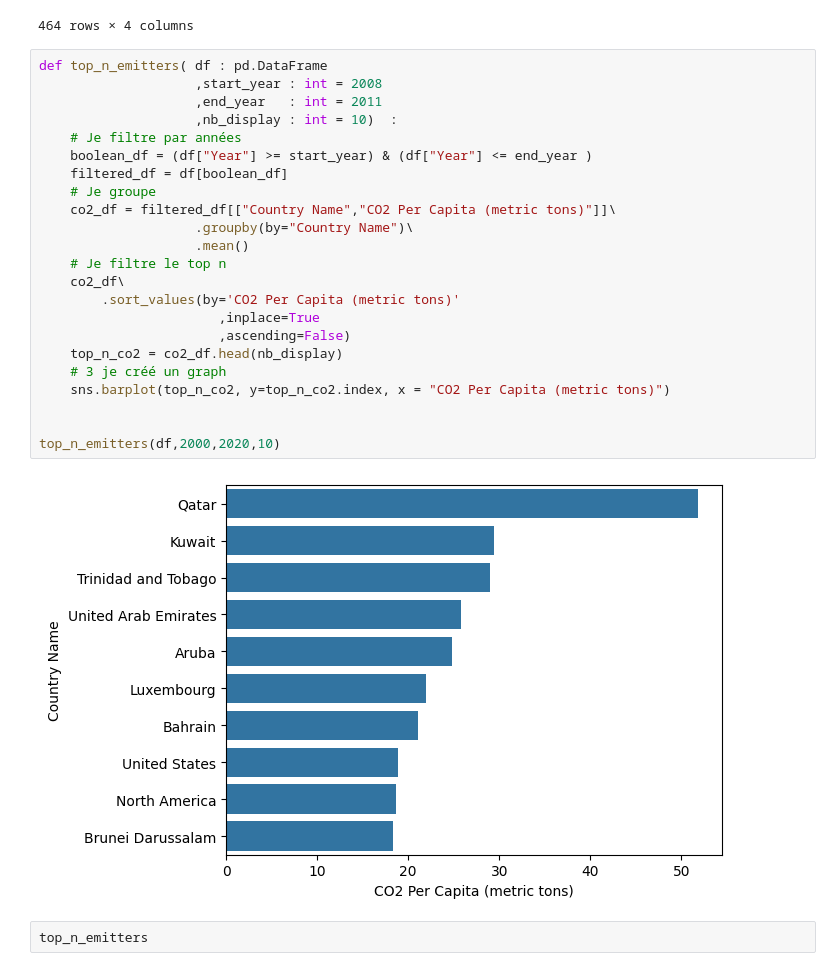
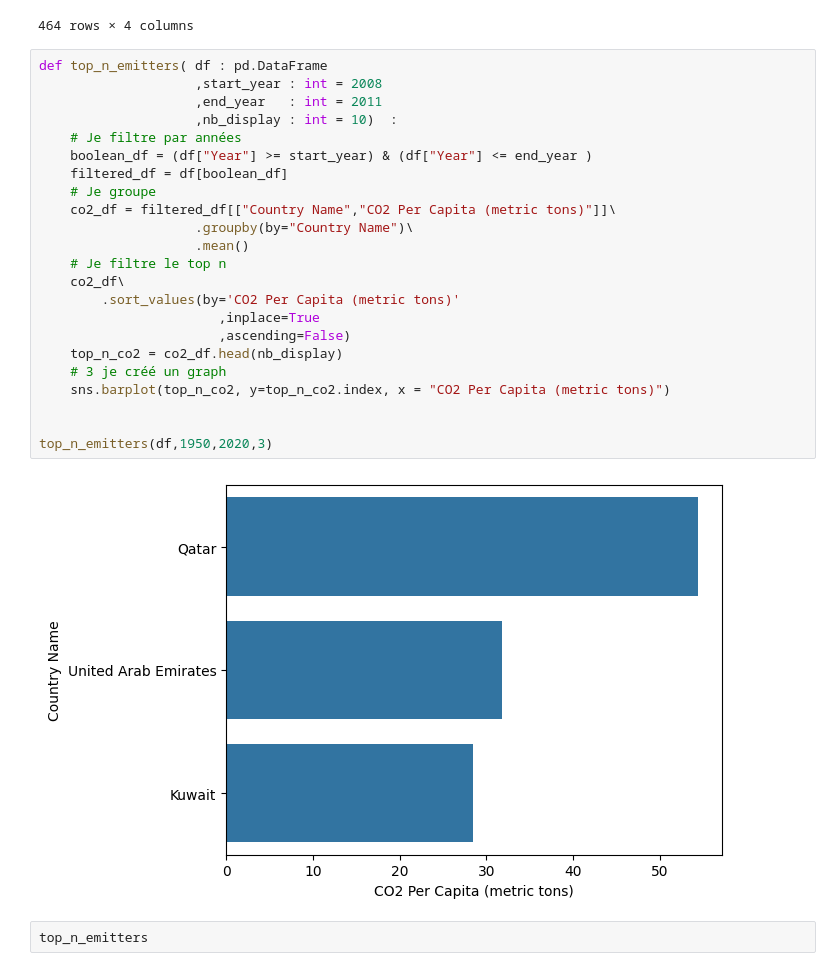
Before and after one commit to aloys-bernard-artefact/Streamlit-and-Plotly, a Jupyter notebook: CO2_emissions.ipynb, the cells around one changed output. Saved outputs shown, nothing was run; the diff lists cells and outputs as text.

```diff
--- a/CO2_emissions.ipynb
+++ b/CO2_emissions.ipynb
@@ -98,28 +98,28 @@ filtered_df
 # %%
 def top_n_emitters( df : pd.DataFrame
                     ,start_year : int = 2008
                     ,end_year   : int = 2011
                     ,nb_display : int = 10)  :
     # Je filtre par années
     boolean_df = (df["Year"] >= start_year) & (df["Year"] <= end_year )
     filtered_df = df[boolean_df]
     # Je groupe
     co2_df = filtered_df[["Country Name","CO2 Per Capita (metric tons)"]]\
                     .groupby(by="Country Name")\
                     .mean()
     # Je filtre le top n
     co2_df\
         .sort_values(by='CO2 Per Capita (metric tons)'
                        ,inplace=True
                        ,ascending=False)
     top_n_co2 = co2_df.head(nb_display)
     # 3 je créé un graph
     sns.barplot(top_n_co2, y=top_n_co2.index, x = "CO2 Per Capita (metric tons)")
 
 
-top_n_emitters(df,2000,2020,10)
+top_n_emitters(df,1950,2020,3)
 # %% [output]
-[figure, old version]
+[figure, new version]
 # %%
 top_n_emitters
 # %% [output]
```
Also changed, not shown: parts of 3 cells of this notebook, 16 other files.
